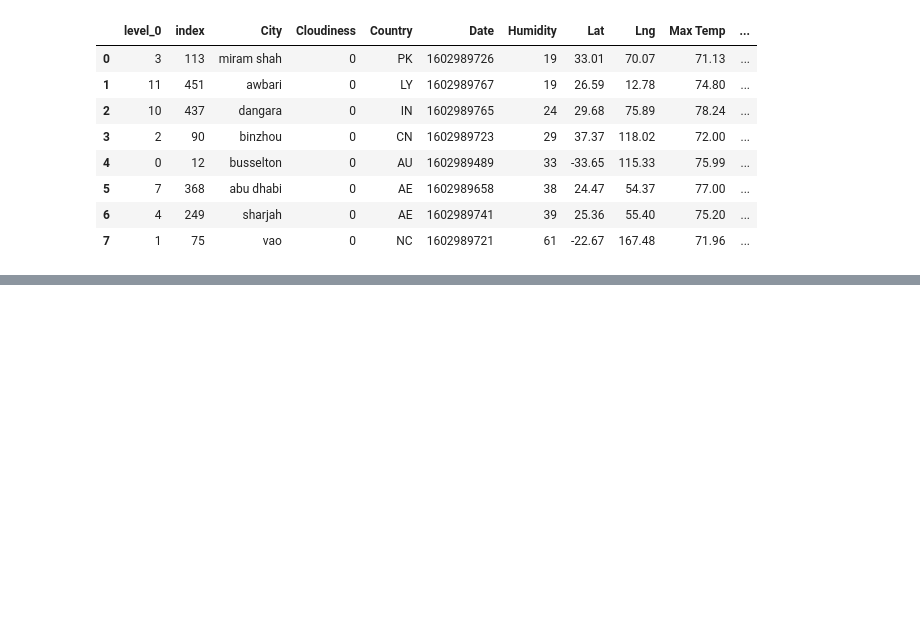
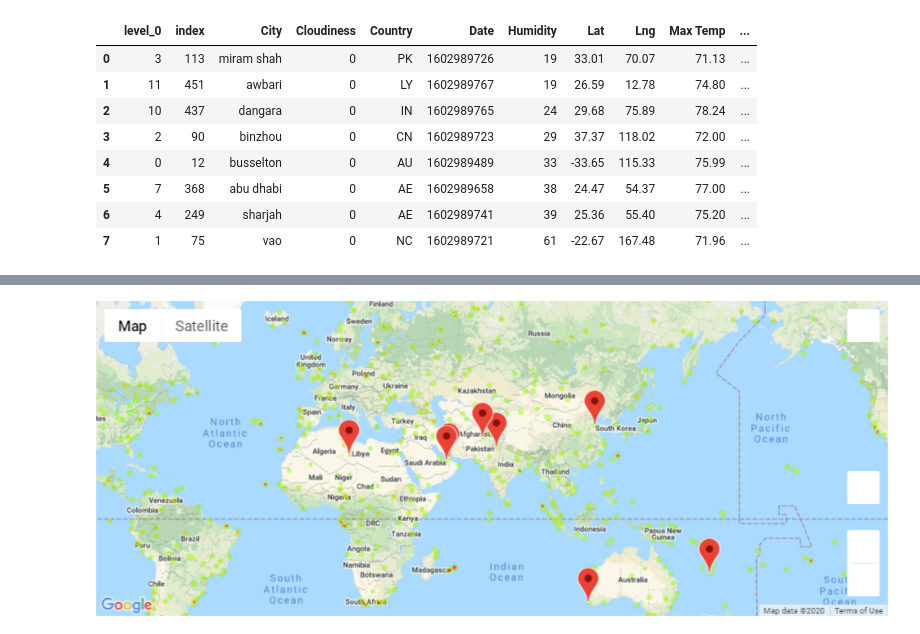
Before and after one commit to zhulei23/python-api-challenge, a Jupyter notebook: VacationPy/VacationPy-SZ.ipynb, the cells around one changed output, grey strips where cells are left out. Drawn from its saved outputs; the diff is of its cells as text; code cells hidden in the pictures; blank space fills up the shorter version.

```diff
--- a/VacationPy/VacationPy-SZ.ipynb
+++ b/VacationPy/VacationPy-SZ.ipynb
@@ -257,3 +257,8 @@ fig.add_layer(hotel_marker)
 fig
 # %% [output]
 [interactive output not drawn]
+# %%
+from IPython.display import Image
+Image(filename="../Images/Hotel_Heatmap1.png")
+# %% [output]
+[figure, added]
```
Also changed, not shown: parts of 1 cell of this notebook, 2 other files.
